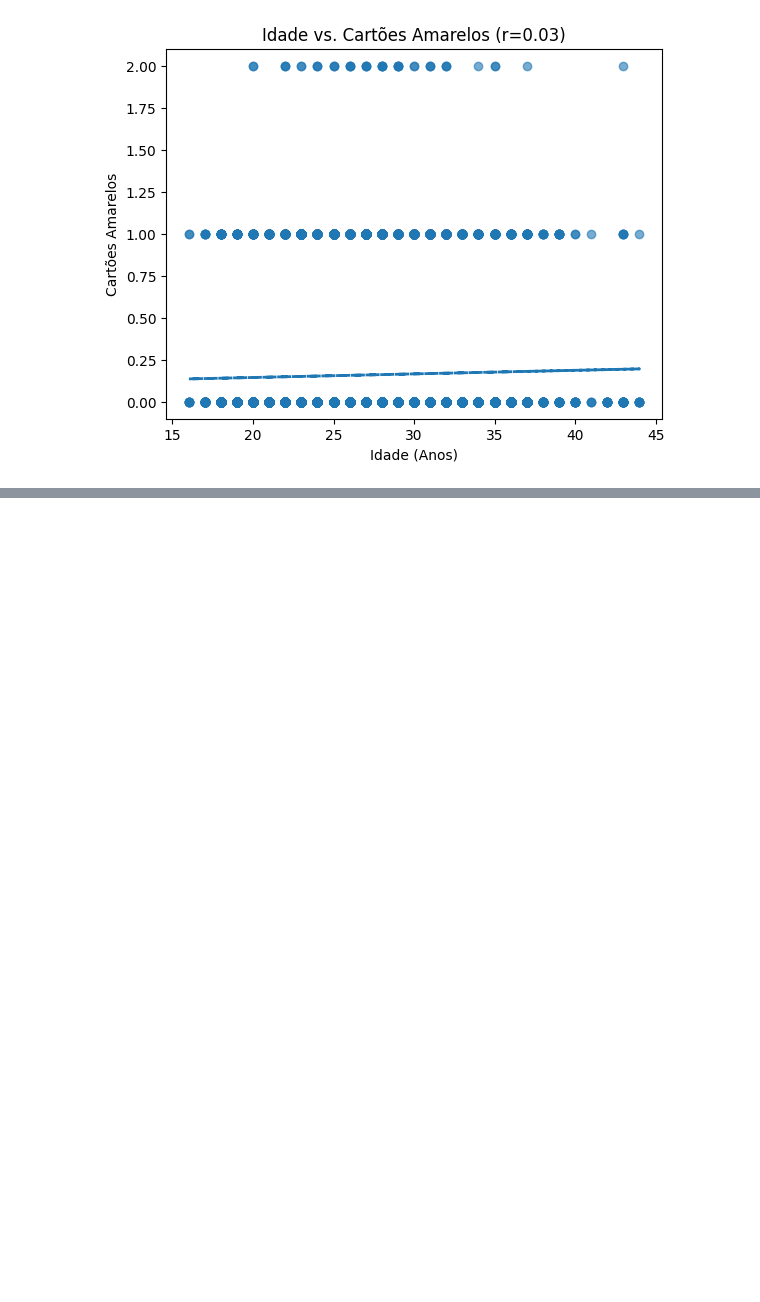
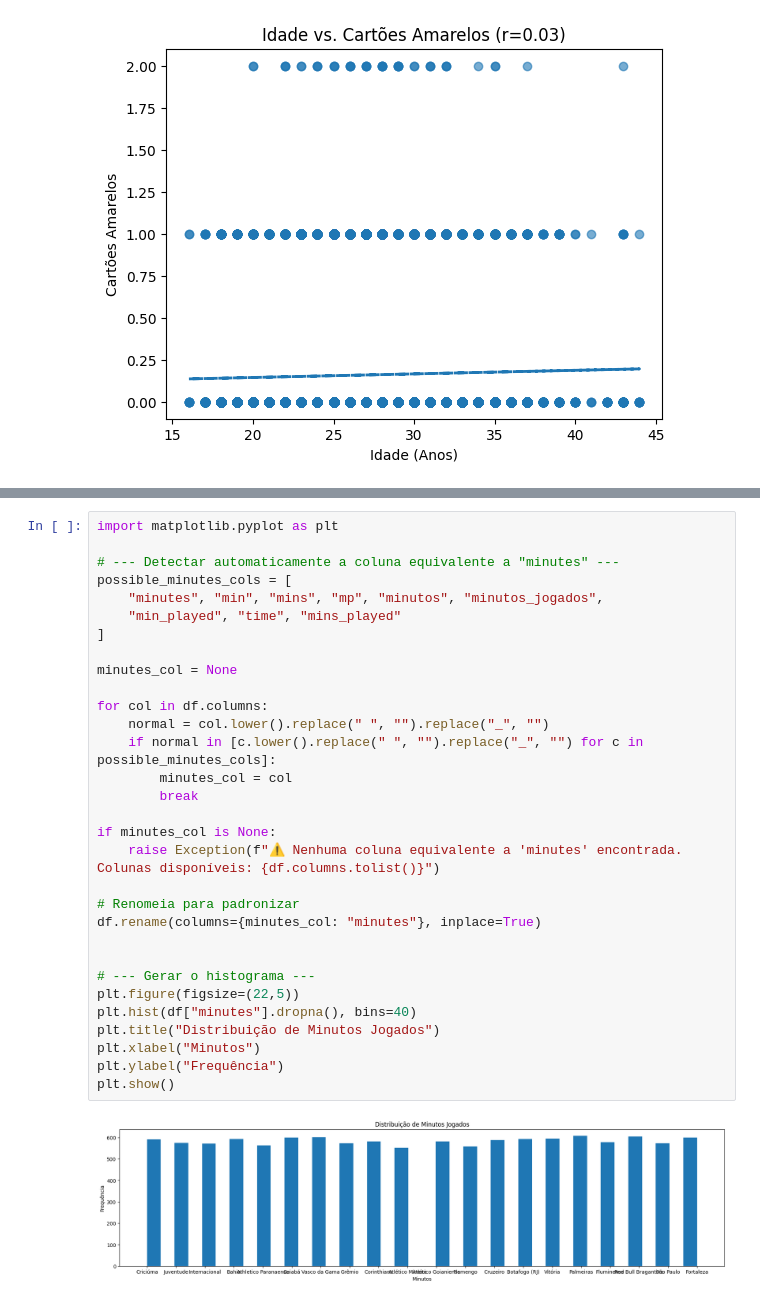
Before and after one commit to GGGRANDO/DataScience, a Jupyter notebook: DataScience.ipynb, the cells around one changed output, grey strips where cells are left out. Cells and saved outputs as stored; diff of their text form; blank space fills up the shorter version.

```diff
--- a/DataScience.ipynb
+++ b/DataScience.ipynb
@@ -284,0 +341,33 @@ plt.show()
+# %%
+import matplotlib.pyplot as plt
+
+# --- Detectar automaticamente a coluna equivalente a "minutes" ---
+possible_minutes_cols = [
+    "minutes", "min", "mins", "mp", "minutos", "minutos_jogados",
+    "min_played", "time", "mins_played"
+]
+
+minutes_col = None
+
+for col in df.columns:
+    normal = col.lower().replace(" ", "").replace("_", "")
+    if normal in [c.lower().replace(" ", "").replace("_", "") for c in possible_minutes_cols]:
+        minutes_col = col
+        break
+
+if minutes_col is None:
+    raise Exception(f"⚠ Nenhuma coluna equivalente a 'minutes' encontrada. Colunas disponíveis: {df.columns.tolist()}")
+
+# Renomeia para padronizar
+df.rename(columns={minutes_col: "minutes"}, inplace=True)
+
+
+# --- Gerar o histograma ---
+plt.figure(figsize=(22,5))
+plt.hist(df["minutes"].dropna(), bins=40)
+plt.title("Distribuição de Minutos Jogados")
+plt.xlabel("Minutos")
+plt.ylabel("Frequência")
+plt.show()
+# %% [output]
+[figure, added]
```
Also changed, not shown: parts of 2 cells of this notebook, 8 other files.
